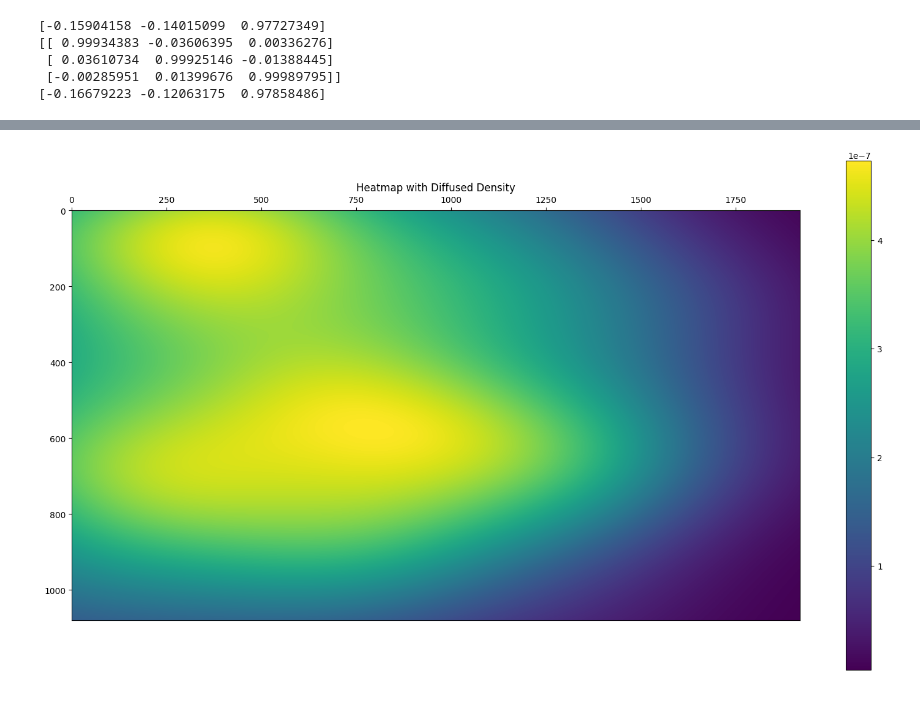
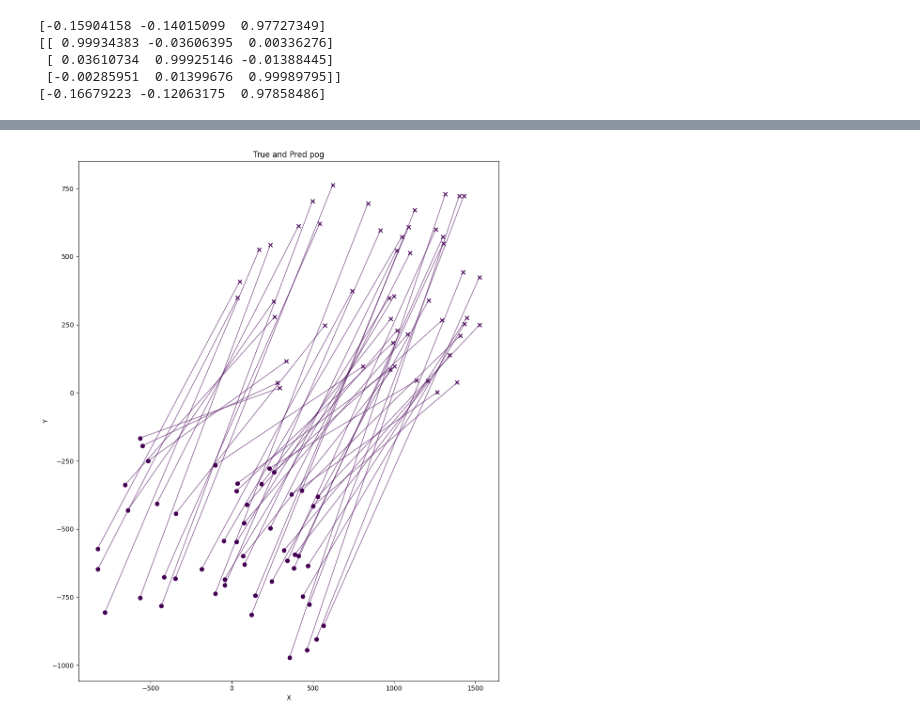
Before and after one commit to OYTubo/GazeNormalization, a Jupyter notebook: analyze.ipynb, the cells around one changed output, grey strips where cells are left out. Drawn from its saved outputs; the diff is of its cells as text; code cells hidden in the pictures.

```diff
--- a/analyze.ipynb
+++ b/analyze.ipynb
@@ -70,11 +70,14 @@ print(org_pred[0][0])
  [-0.00285951  0.01399676  0.99989795]]
 [-0.16679223 -0.12063175  0.97858486]
 # %%
-pixel_scale_tan = 0.211667
-pixel_scale_chen = 0.223427
+pixel_scale_tan = np.array([0.211667, 0.211667])
+pixel_scale_chen = np.array([0.223427, 0.223427])
 
 pred_gc = [[],[],[],[],[],[],[],[]]
 for i in range(len(ground_truth)):
-    for j in range(len(pred)):
+    for j in range(len(pred[i])):
         if i%2 == 0:
-            pred_gc.append(warp_norm.vector_to_gc(pred[i], pixel_scale))
+            pred_gc[i].append(warp_norm.vector_to_gc(pred[i][j], pixel_scale_tan))
+        else:
+            pred_gc[i].append(warp_norm.vector_to_gc(pred[i][j], pixel_scale_chen))
+print(pred_gc[0])
@@ -408,31 +86,21 @@ plt.show()
-# %%
-import numpy as np
-import matplotlib.pyplot as plt
-from scipy.stats import gaussian_kde
-
-
-data = np.column_stack((tan_pred_gc[:, 0], tan_pred_gc[:, 1]))
-
-# 计算核密度估计
-kde = gaussian_kde(data.T)
-
-# 生成网格
-x, y = np.mgrid[0:1920:1920j, 0:1080:1080j]
-
-
-# 计算核密度估计值在网格上的值
-positions = np.vstack([x.ravel(), y.ravel()])
-z = np.reshape(kde(positions).T, x.shape)
-
-# 设置画布大小
-plt.figure(figsize=(1920 / 100, 1080 / 100), dpi=100)
-
-# 绘制热力图
-plt.imshow(z, cmap='viridis',extent=[0, 1920, 0, 1080], origin='lower')
-plt.colorbar()  # 显示颜色条
-plt.title('Heatmap with Diffused Density')
-plt.gca().invert_yaxis()
-plt.gca().xaxis.tick_top()
-plt.show()
-# %% [output]
-[figure, removed]
+# %%
+plt.figure(figsize=(10, 12))
+
+colors = plt.cm.viridis(np.linspace(0, 1, 8))
+
+i = 0
+for j in range(len(pred[i])):
+    if j < 50:
+        plt.scatter(pred_gc[i][j][0], pred_gc[i][j][1], marker='o',color = colors[i], label=f'Measured')
+        plt.scatter(ground_truth[i][j][0], ground_truth[i][j][1], marker='x',color = colors[i], label=f'True')
+        plt.arrow(ground_truth[i][j][0], ground_truth[i][j][1], pred_gc[i][j][0] - ground_truth[i][j][0], pred_gc[i][j][1] - ground_truth[i][j][1], color=colors[i], alpha=0.5)
+
+plt.title('True and Pred pog')
+plt.xlabel('X')
+plt.ylabel('Y')
+# plt.legend()
+
+plt.tight_layout()
+plt.show()
+# %% [output]
+[figure, added]
```
Also changed, not shown: parts of 14 cells of this notebook, 1 other file.
